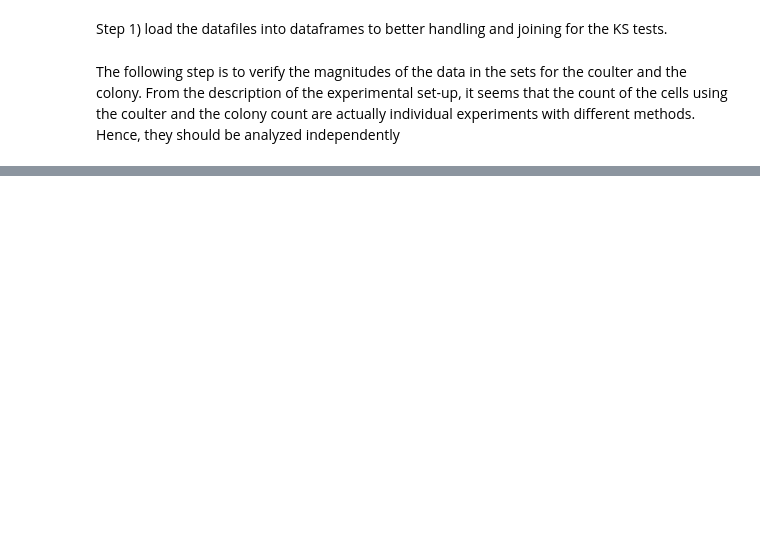
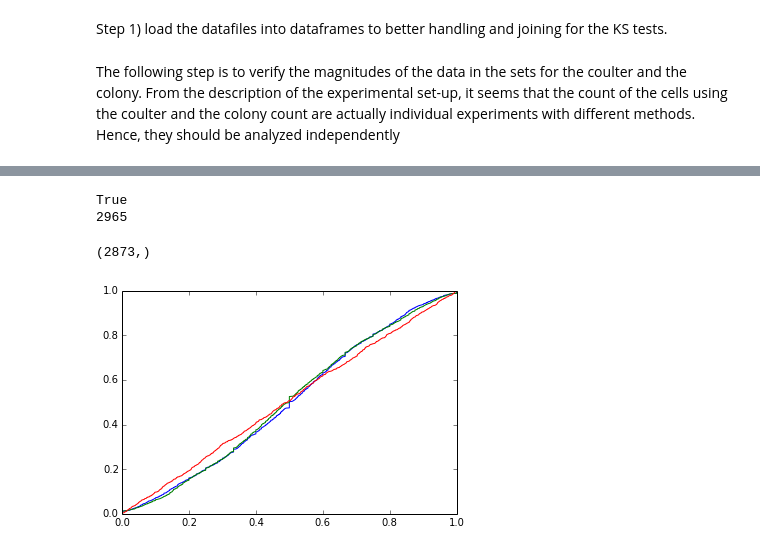
Before and after one commit to zhangzheng-coder/test_codes, a Jupyter notebook: STAT215/STATS_215_project.ipynb, the cells around one changed output, grey strips where cells are left out. Saved outputs shown, nothing was run; the diff lists cells and outputs as text; code cells hidden in the pictures; blank space fills up the shorter version.

Commit message:
Commitment up to the calculation of the KS statistic one time. Also, all the code for data cleaning.

```diff
--- a/STAT215/STATS_215_project.ipynb
+++ b/STAT215/STATS_215_project.ipynb
@@ -26,0 +68,25 @@ bishayee_colony.size
+# %%
+print merged_coulter_data.size == bishayee_coulter2.size + others_coulter2.size + outside1_coulter2.size \
++ outside2_coulter2.size
+merged_coulter_data.drop("Date",axis =1,inplace=True)
+coulter_orginal_count = merged_coulter_data.index.size
+# %% [output]
+True
+2965
+# %%
+merged_coulter_data = merged_coulter_data.dropna()
+merged_coulter_data["LowerRatio"] = 0
+merged_coulter_data["UpperRatio"] = 0
+merged_coulter_data=merged_coulter_data.dropna()
+merged_coulter_data.reset_index(drop=True)
+for i in range(0,len(merged_coulter_data)):
+    temp_array = np.ones(3)
+    for k in range(0,3):
+        temp_array[k] = merged_coulter_data.iloc[i,(1+k)]
+    temp_array = np.sort(temp_array)
+    temp_l = (temp_array[1]-temp_array[0])/(temp_array[2]-temp_array[0])
+    temp_u = (temp_array[2]-temp_array[1])/(temp_array[2]-temp_array[0])
+    merged_coulter_data.iloc[i,5] = temp_l
+    merged_coulter_data.iloc[i,6] = temp_u
+    if (merged_coulter_data.iloc[i,5]) == 0 and (merged_coulter_data.iloc[i,6]) != 1:
+        print "data issues"
@@ -26,0 +117,26 @@ bishayee_colony.size
+# %%
+colony_ur = merged_colony_data.as_matrix(['UpperRatio'])
+colony_ur=np.squeeze(colony_ur)
+colony_ur = colony_ur[~np.isnan(colony_ur)]
+colony_lr = merged_colony_data.as_matrix(['LowerRatio'])
+colony_lr=np.squeeze(colony_ur)
+colony_lr = colony_lr[~np.isnan(colony_lr)]
+coulter_ur = merged_coulter_data.as_matrix(['UpperRatio'])
+coulter_ur=np.squeeze(coulter_ur)
+coulter_lr = merged_coulter_data.as_matrix(['LowerRatio'])
+coulter_lr=np.squeeze(coulter_lr)
+# %%
+#Print empirical CDF plot from a data vector x.
+def cdf_plot(x):
+    x_data = np.sort(x)
+    y_data = 1. * np.arange(len(x_data))/(len(x_data)-1)
+    plt.plot(x_data, y_data)
+# %%
+print coulter_ur.shape
+sample_uniform = np.random.uniform(0,1,1000)
+cdf_plot(coulter_ur)
+cdf_plot(coulter_lr)
+cdf_plot(sample_uniform)
+# %% [output]
+(2873,)
+[figure, added]
```
Also changed, not shown: parts of 13 cells of this notebook, 1 other file.
